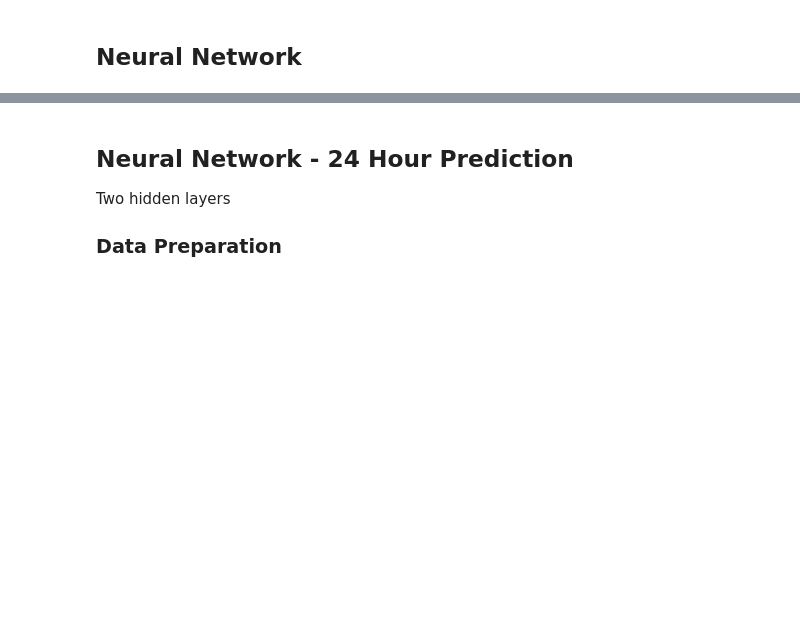
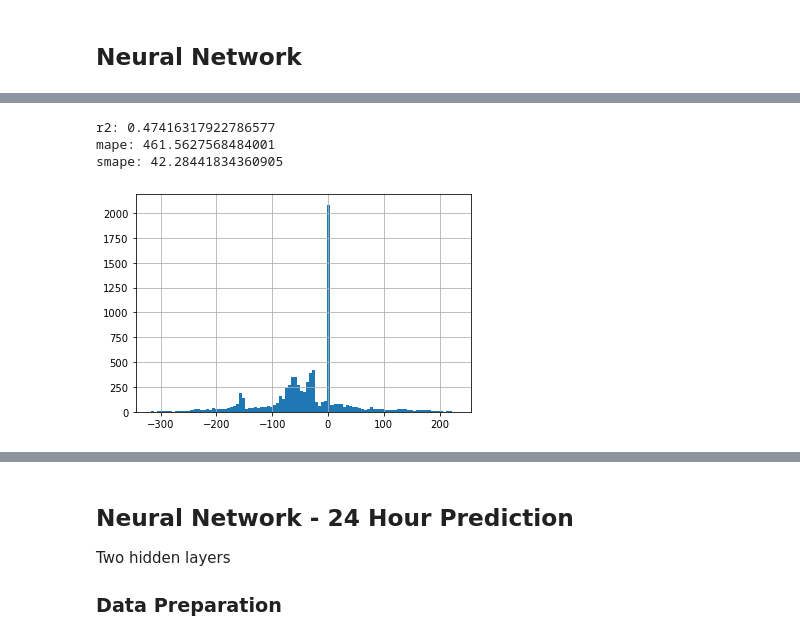
Before and after one commit to EvanHolder/Predicting-Energy-Markets-in-Spain, a Jupyter notebook: notebooks/NeuralNets.ipynb, the cells around one changed output, grey strips where cells are left out. Cells and saved outputs as stored; diff of their text form; code cells hidden in the pictures; blank space fills up the shorter version.

```diff
--- a/notebooks/NeuralNets.ipynb
+++ b/notebooks/NeuralNets.ipynb
@@ -29,6 +31,9 @@ freq = 440  # Hz
 winsound.Beep(freq, duration)
 # %% [markdown]
 ## Read in Data
+# %%
+df_raw =pd.read_csv('../data/df_clean.csv', index_col=0, parse_dates=True)
+TSO_preds = df_raw.price_forecast_tomorrow
 # %%
 # Read in data
 df = pd.read_csv('../data/df_clean.csv', index_col=0, parse_dates=True)
@@ -88,22 +79,3 @@ for col in categorical.filter(regex='condition').columns:
-# %%
-# Get Categorical columns
-categorical = df.select_dtypes(include='object')
-
-# Instationate LabelEncoder, fit and transform on wind_direction cols
-wind_dir_coder = LabelEncoder()
-wind_dir_coder.fit(df['wind_madrid'])
-for col in categorical.filter(regex='wind').columns:
-    df[col] = wind_dir_coder.transform(df[col])
-
-
-# Stack condition columns into single col
-stacked_conditions = categorical.filter(regex='condition').stack()
-
-# Instantiate Label encoder, fit and transform on condition cols
-condition_coder = LabelEncoder()
-condition_coder.fit(stacked_conditions)
-for col in categorical.filter(regex='condition').columns:
-    df[col] = condition_coder.transform(df[col])
 # %% [markdown]
 ## Split Data
 # %%
@@ -119,0 +93,3 @@ y_train.shape
+# %%
+def SMAPE(y_true, y_pred):
+    return 100/(len(y_true)) * (abs(y_pred - y_true)/((abs(y_true)+abs(y_pred))/2)).sum()
@@ -119,0 +266,11 @@ y_train.shape
+# %%
+print('r2:', (np.corrcoef(y_test,TSO_preds.loc['2021'])**2)[0][1])
+print('mape:', mean_absolute_percentage_error(y_test,TSO_preds.loc['2021'])*100)
+print('smape:', SMAPE(y_test,TSO_preds.loc['2021']))
+resid_TSO = TSO_preds.loc['2021'] - y_test
+resid_TSO.hist(bins=100);
+# %% [output]
+r2: 0.47416317922786577
+mape: 461.5627568484001
+smape: 42.28441834360905
+[figure, added]
```
Also changed, not shown: parts of 70 cells of this notebook.
